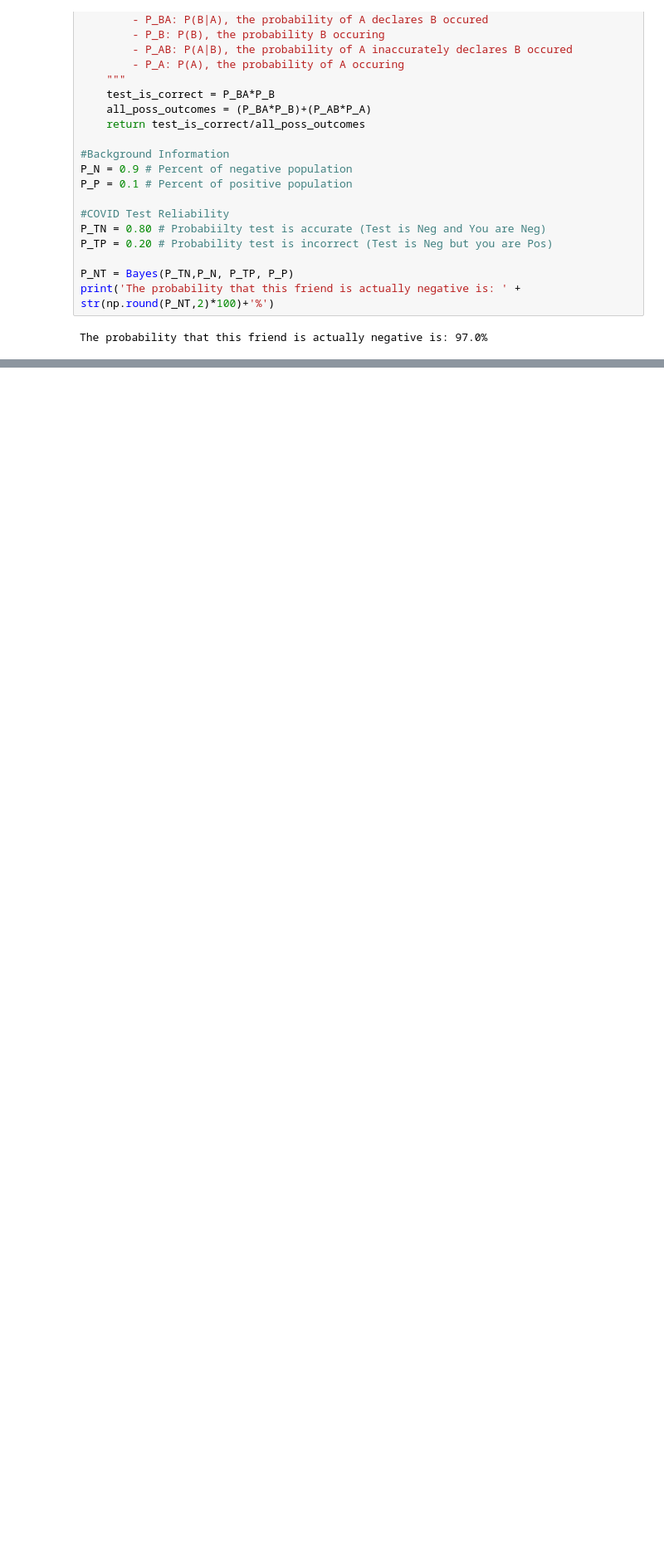
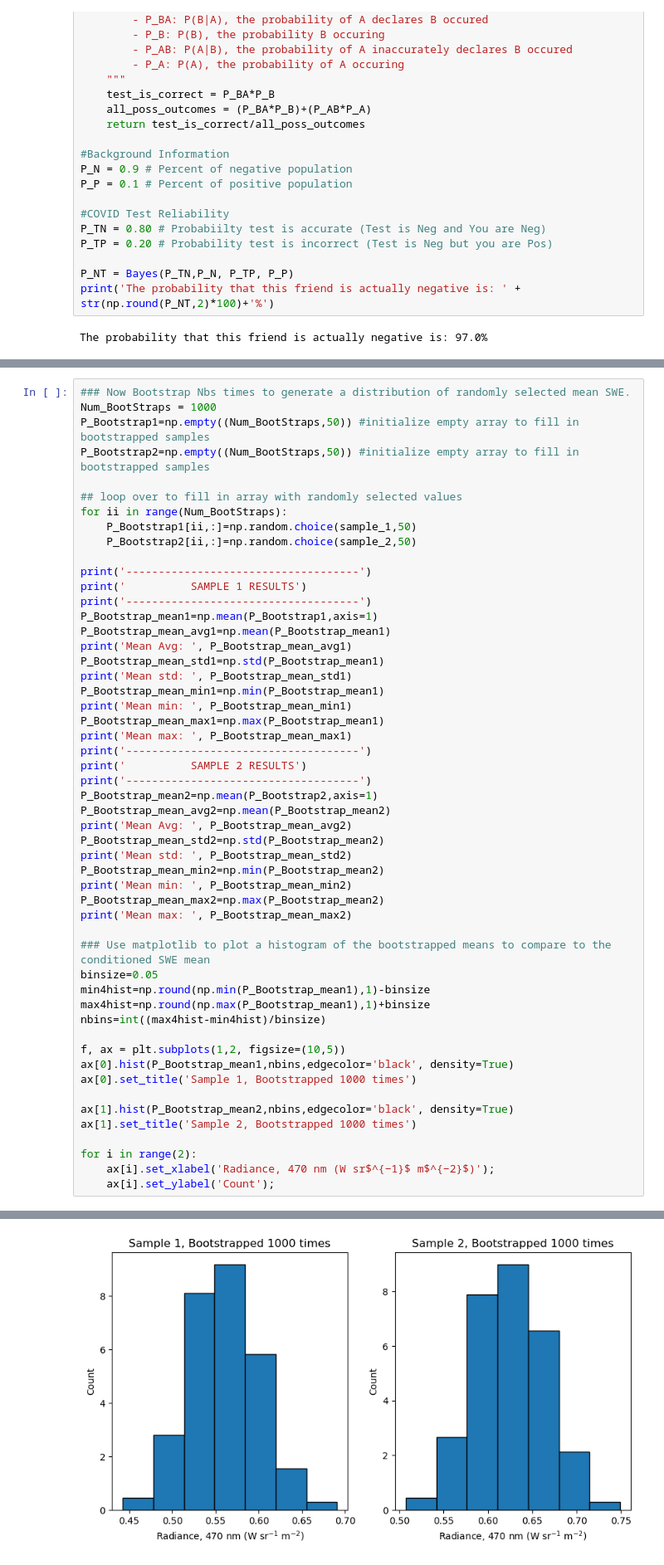
Before and after one commit to KateyCDong/ATOC5860_ACTUAL, a Jupyter notebook: homework1/ATOC5860_HW1_Dong.ipynb, the cells around one changed output, grey strips where cells are left out. Shown: that part at 83% size. Drawn from its saved outputs; the diff is of its cells as text; blank space fills up the shorter version.

```diff
--- a/homework1/ATOC5860_HW1_Dong.ipynb
+++ b/homework1/ATOC5860_HW1_Dong.ipynb
@@ -128,0 +264,53 @@ $$
+# %%
+### Now Bootstrap Nbs times to generate a distribution of randomly selected mean SWE.
+Num_BootStraps = 1000
+P_Bootstrap1=np.empty((Num_BootStraps,50)) #initialize empty array to fill in bootstrapped samples
+P_Bootstrap2=np.empty((Num_BootStraps,50)) #initialize empty array to fill in bootstrapped samples
+
+## loop over to fill in array with randomly selected values
+for ii in range(Num_BootStraps):
+    P_Bootstrap1[ii,:]=np.random.choice(sample_1,50)
+    P_Bootstrap2[ii,:]=np.random.choice(sample_2,50)
+
+print('------------------------------------')
+print('          SAMPLE 1 RESULTS')
+print('------------------------------------')
+P_Bootstrap_mean1=np.mean(P_Bootstrap1,axis=1)
+P_Bootstrap_mean_avg1=np.mean(P_Bootstrap_mean1)
+print('Mean Avg: ', P_Bootstrap_mean_avg1)
+P_Bootstrap_mean_std1=np.std(P_Bootstrap_mean1)
+print('Mean std: ', P_Bootstrap_mean_std1)
+P_Bootstrap_mean_min1=np.min(P_Bootstrap_mean1)
+print('Mean min: ', P_Bootstrap_mean_min1)
+P_Bootstrap_mean_max1=np.max(P_Bootstrap_mean1)
+print('Mean max: ', P_Bootstrap_mean_max1)
+print('------------------------------------')
+print('          SAMPLE 2 RESULTS')
+print('------------------------------------')
+P_Bootstrap_mean2=np.mean(P_Bootstrap2,axis=1)
+P_Bootstrap_mean_avg2=np.mean(P_Bootstrap_mean2)
+print('Mean Avg: ', P_Bootstrap_mean_avg2)
+P_Bootstrap_mean_std2=np.std(P_Bootstrap_mean2)
+print('Mean std: ', P_Bootstrap_mean_std2)
+P_Bootstrap_mean_min2=np.min(P_Bootstrap_mean2)
+print('Mean min: ', P_Bootstrap_mean_min2)
+P_Bootstrap_mean_max2=np.max(P_Bootstrap_mean2)
+print('Mean max: ', P_Bootstrap_mean_max2)
+
+### Use matplotlib to plot a histogram of the bootstrapped means to compare to the conditioned SWE mean
+binsize=0.05
+min4hist=np.round(np.min(P_Bootstrap_mean1),1)-binsize
+max4hist=np.round(np.max(P_Bootstrap_mean1),1)+binsize
+nbins=int((max4hist-min4hist)/binsize)
+
+f, ax = plt.subplots(1,2, figsize=(10,5))
+ax[0].hist(P_Bootstrap_mean1,nbins,edgecolor='black', density=True)
+ax[0].set_title('Sample 1, Bootstrapped 1000 times')
+
+ax[1].hist(P_Bootstrap_mean2,nbins,edgecolor='black', density=True)
+ax[1].set_title('Sample 2, Bootstrapped 1000 times')
+
+for i in range(2):
+    ax[i].set_xlabel('Radiance, 470 nm (W sr$^{−1}$ m$^{−2}$)');
+    ax[i].set_ylabel('Count');
+# %% [output]
@@ -128,0 +331 @@ $$
+[figure, added]
```
Also changed, not shown: parts of 38 cells of this notebook, 10 other files.
